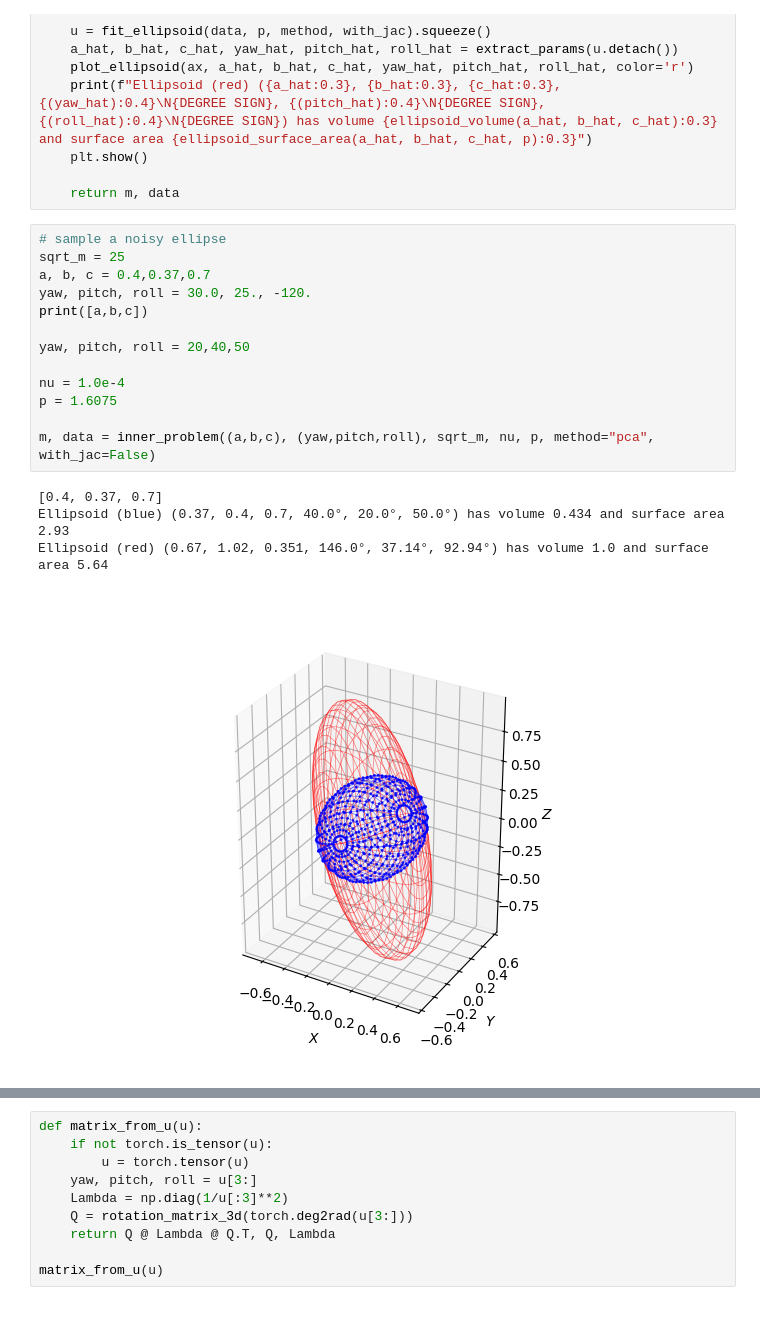
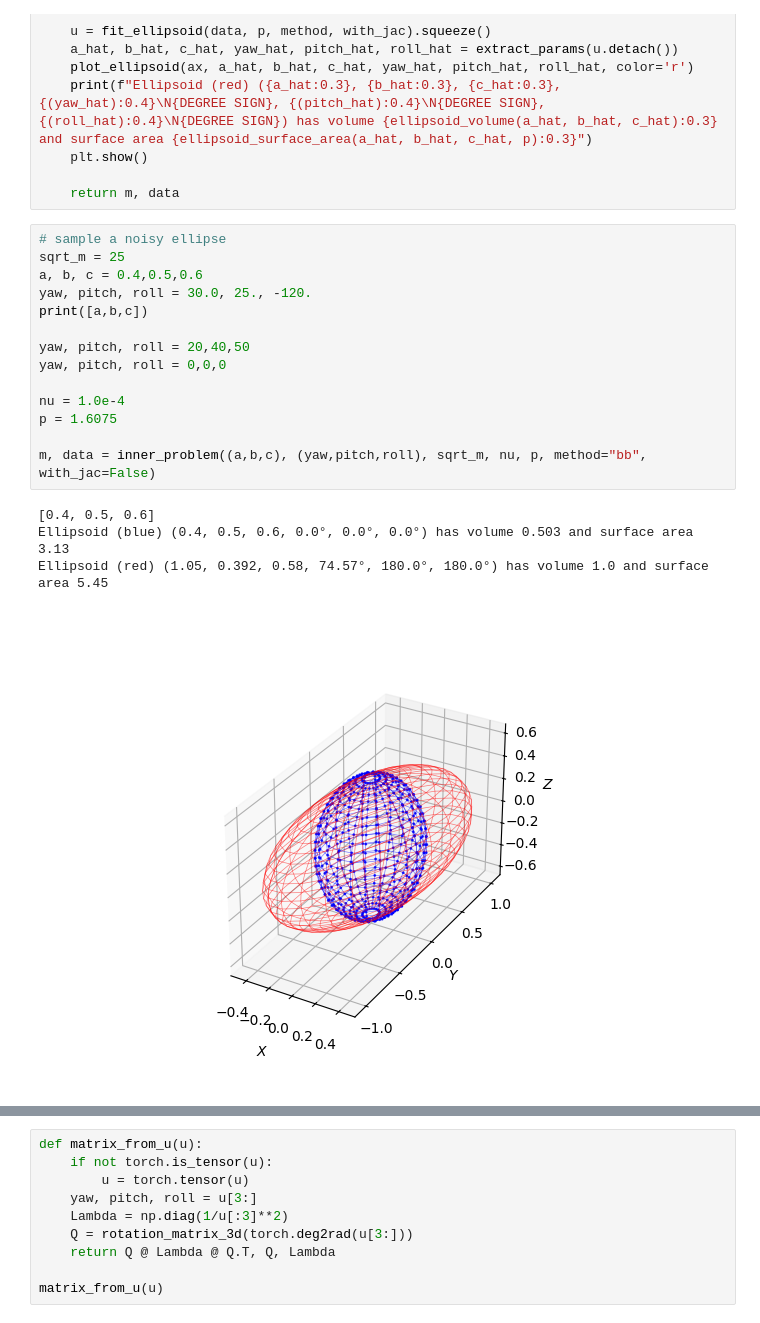
Before and after one commit to jeffreybliang/honours, a Jupyter notebook: src/notebooks/3dSwitchVolumeSA.ipynb, the cells around one changed output, grey strips where cells are left out. Drawn from its saved outputs; the diff is of its cells as text.

```diff
--- a/src/notebooks/3dSwitchVolumeSA.ipynb
+++ b/src/notebooks/3dSwitchVolumeSA.ipynb
@@ -276,21 +276,22 @@ def inner_problem(semiaxes, angles, sqrt_m, nu, p, method="default", with_jac=Fa
 # %%
 # sample a noisy ellipse
 sqrt_m = 25
-a, b, c = 0.4,0.37,0.7
+a, b, c = 0.4,0.5,0.6
 yaw, pitch, roll = 30.0, 25., -120.
 print([a,b,c])
 
 yaw, pitch, roll = 20,40,50
+yaw, pitch, roll = 0,0,0
 
 nu = 1.0e-4
 p = 1.6075
 
-m, data = inner_problem((a,b,c), (yaw,pitch,roll), sqrt_m, nu, p, method="pca", with_jac=False)
+m, data = inner_problem((a,b,c), (yaw,pitch,roll), sqrt_m, nu, p, method="bb", with_jac=False)
 # %% [output]
-[0.4, 0.37, 0.7]
-Ellipsoid (blue) (0.37, 0.4, 0.7, 40.0°, 20.0°, 50.0°) has volume 0.434 and surface area 2.93
-Ellipsoid (red) (0.67, 1.02, 0.351, 146.0°, 37.14°, 92.94°) has volume 1.0 and surface area 5.64
+[0.4, 0.5, 0.6]
+Ellipsoid (blue) (0.4, 0.5, 0.6, 0.0°, 0.0°, 0.0°) has volume 0.503 and surface area 3.13
+Ellipsoid (red) (1.05, 0.392, 0.58, 74.57°, 180.0°, 180.0°) has volume 1.0 and surface area 5.45
-[figure, old version]
+[figure, new version]
 # %%
 # set correct location for DDN repository code and import basic node functionality
 import sys
```
Also changed, not shown: parts of 1 cell of this notebook, 13 other files.
